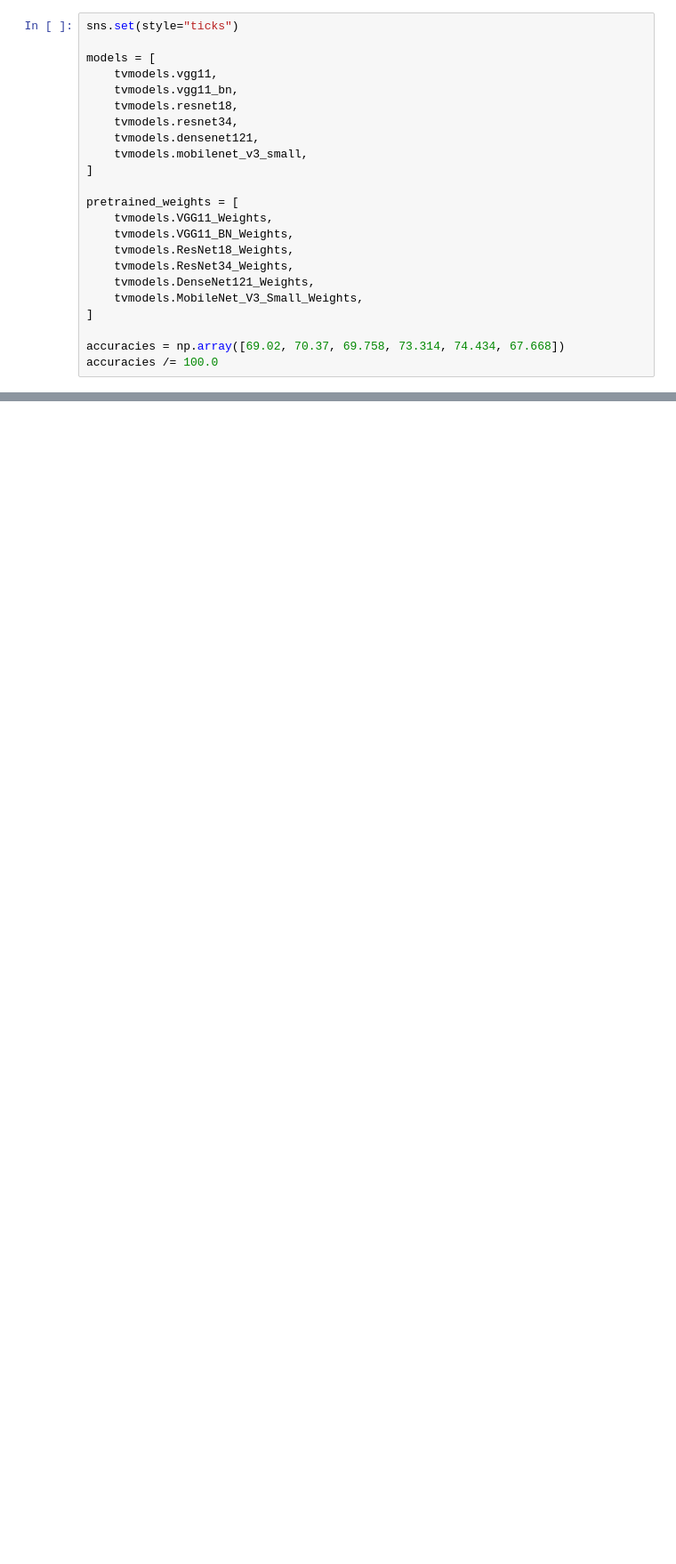
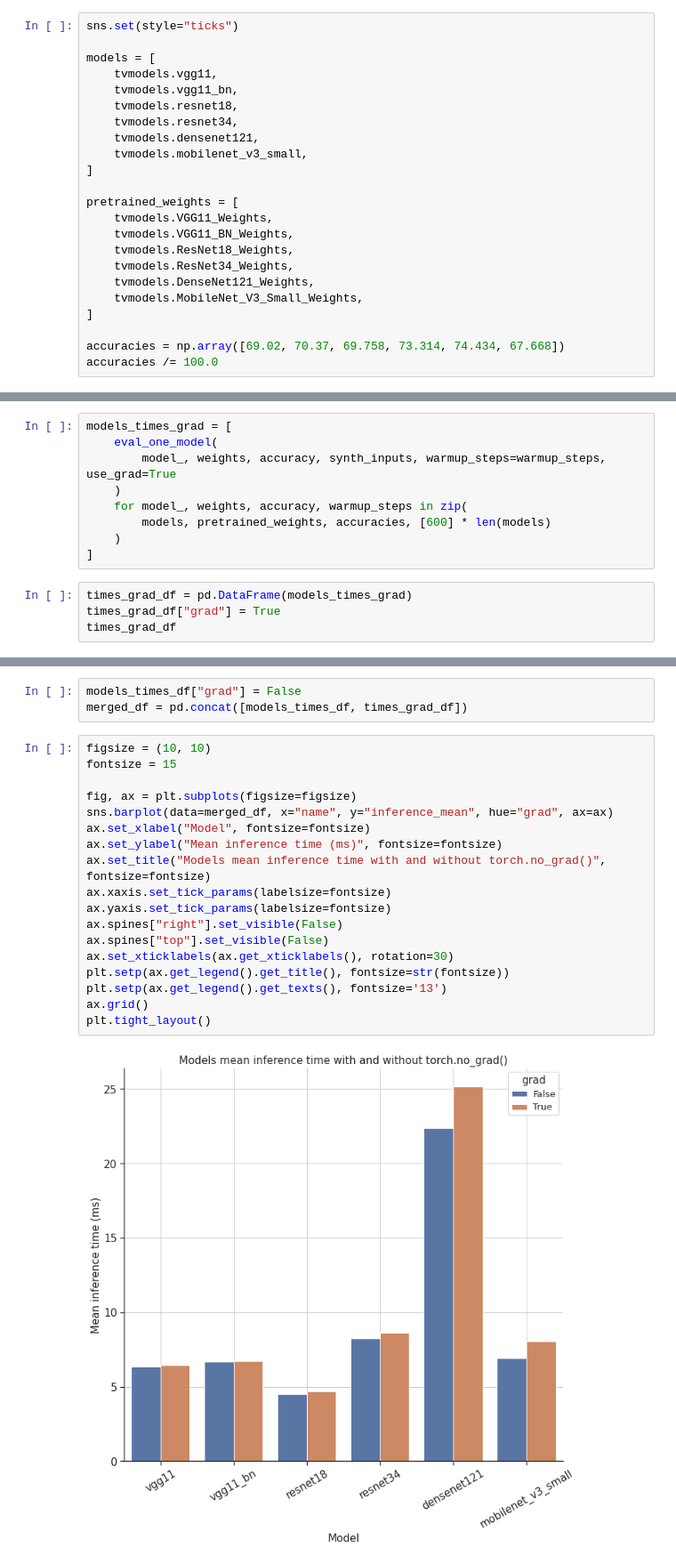
Before and after one commit to xqz-u/uvadlc_practicals_2022, a Jupyter notebook: assignment2/part1/assignment2_q1_1.ipynb, the cells around one changed output, grey strips where cells are left out. Shown: that part at 89% size. Drawn from its saved outputs; the diff is of its cells as text; blank space fills up the shorter version.

```diff
--- a/assignment2/part1/assignment2_q1_1.ipynb
+++ b/assignment2/part1/assignment2_q1_1.ipynb
@@ -212,0 +220,13 @@ files.download(fname)
+# %%
+models_times_grad = [
+    eval_one_model(
+        model_, weights, accuracy, synth_inputs, warmup_steps=warmup_steps, use_grad=True
+    )
+    for model_, weights, accuracy, warmup_steps in zip(
+        models, pretrained_weights, accuracies, [600] * len(models)
+    )
+]
+# %%
+times_grad_df = pd.DataFrame(models_times_grad)
+times_grad_df["grad"] = True
+times_grad_df
@@ -212,0 +241,23 @@ files.download(fname)
+# %%
+models_times_df["grad"] = False
+merged_df = pd.concat([models_times_df, times_grad_df])
+# %%
+figsize = (10, 10)
+fontsize = 15
+
+fig, ax = plt.subplots(figsize=figsize)
+sns.barplot(data=merged_df, x="name", y="inference_mean", hue="grad", ax=ax)
+ax.set_xlabel("Model", fontsize=fontsize)
+ax.set_ylabel("Mean inference time (ms)", fontsize=fontsize)
+ax.set_title("Models mean inference time with and without torch.no_grad()", fontsize=fontsize)
+ax.xaxis.set_tick_params(labelsize=fontsize)
+ax.yaxis.set_tick_params(labelsize=fontsize)
+ax.spines["right"].set_visible(False)
+ax.spines["top"].set_visible(False)
+ax.set_xticklabels(ax.get_xticklabels(), rotation=30)
+plt.setp(ax.get_legend().get_title(), fontsize=str(fontsize))
+plt.setp(ax.get_legend().get_texts(), fontsize='13')
+ax.grid()
+plt.tight_layout()
+# %% [output]
+[figure, added]
```
Also changed, not shown: parts of 11 cells of this notebook, 1 other file.
